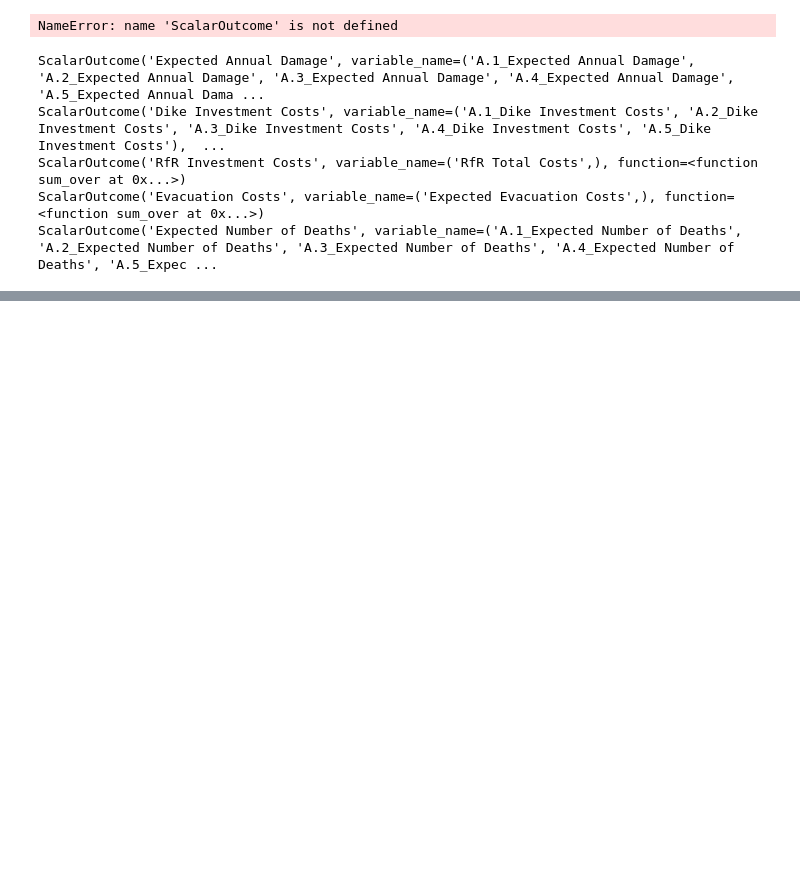
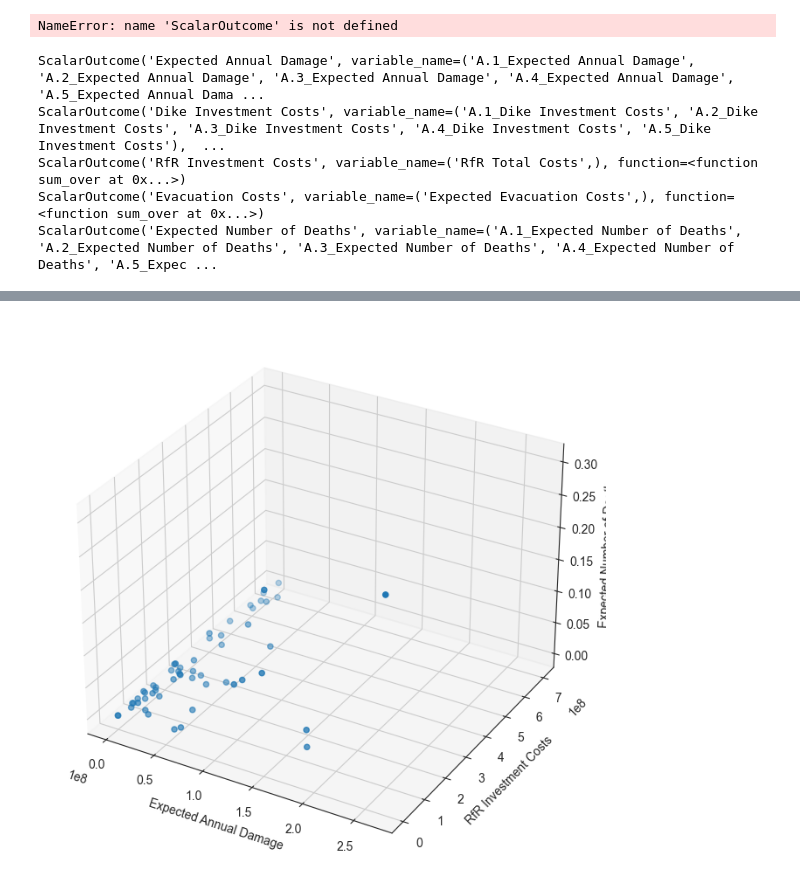
Before and after one commit to JulianvanRie/EPA141A-Model-based-decision-making, a Jupyter notebook: final assignment/Open Exploration Final Assignment.ipynb, the cells around one changed output, grey strips where cells are left out. Cells and saved outputs as stored; diff of their text form; code cells hidden in the pictures; blank space fills up the shorter version.

```diff
--- a/final assignment/Open Exploration Final Assignment.ipynb
+++ b/final assignment/Open Exploration Final Assignment.ipynb
@@ -258,0 +297,10 @@ with MultiprocessingEvaluator(dike_model) as evaluator:
+# %%
+with MultiprocessingEvaluator(dike_model) as evaluator:
+    results_optimization, convergence = evaluator.optimize(
+        nfe=nfe,
+        searchover="levers",
+        epsilons=espilon,
+        convergence=convergence_metrics,
+        reference=ref_scenario,
+        # constraints=constraints
+    )
@@ -258,0 +324,14 @@ with MultiprocessingEvaluator(dike_model) as evaluator:
+# %%
+from mpl_toolkits.mplot3d import Axes3D
+
+outcomes = results_optimization.loc[:, ['Expected Annual Damage', 'RfR Investment Costs', 'Expected Number of Deaths']]
+
+fig = plt.figure(figsize=(8,9))
+ax = fig.add_subplot(111, projection='3d')
+ax.scatter(outcomes['Expected Annual Damage'], outcomes['RfR Investment Costs'], outcomes['Expected Number of Deaths'])
+ax.set_xlabel('Expected Annual Damage')
+ax.set_ylabel('RfR Investment Costs')
+ax.set_zlabel('Expected Number of Deaths')
+plt.show()
+# %% [output]
+[figure, added]
```
Also changed, not shown: parts of 9 cells of this notebook, 6 other files.
